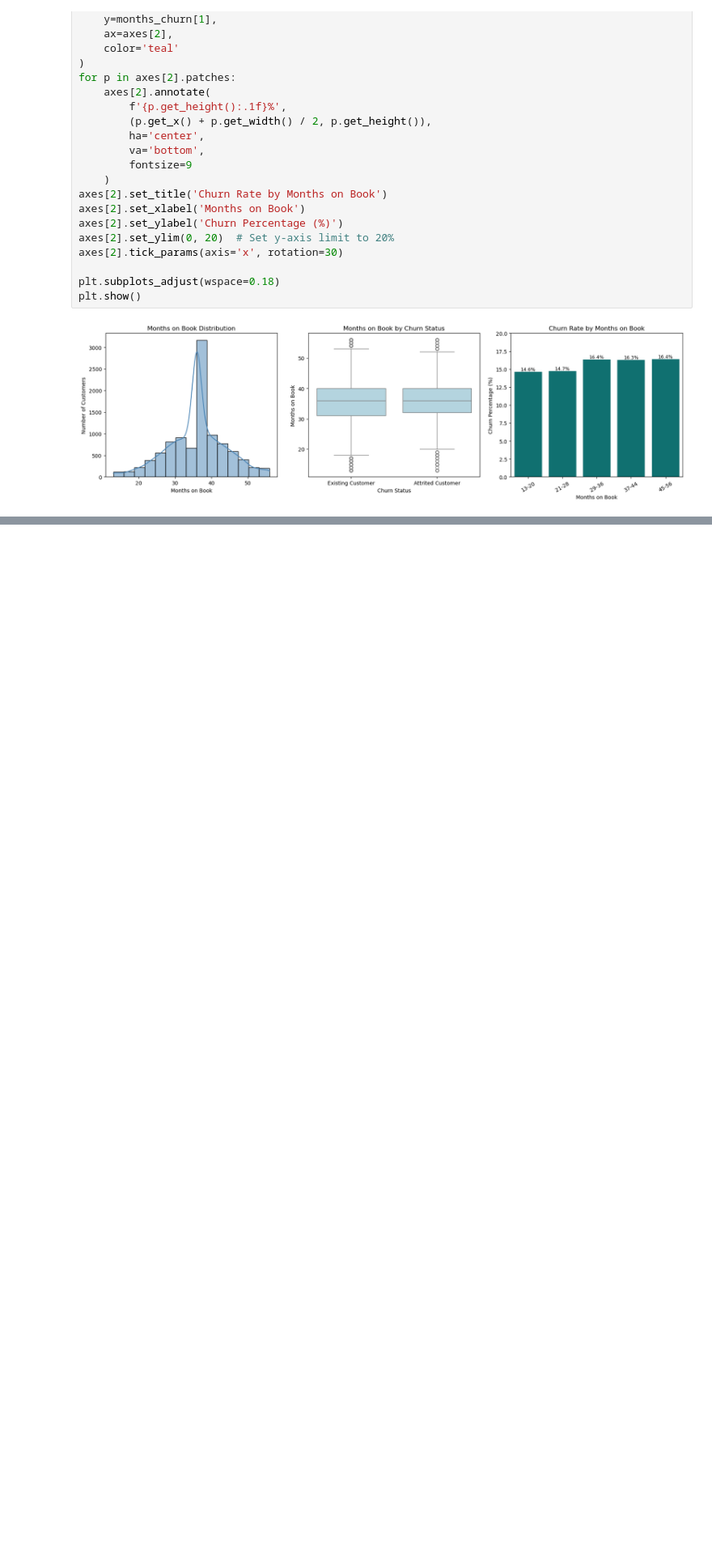
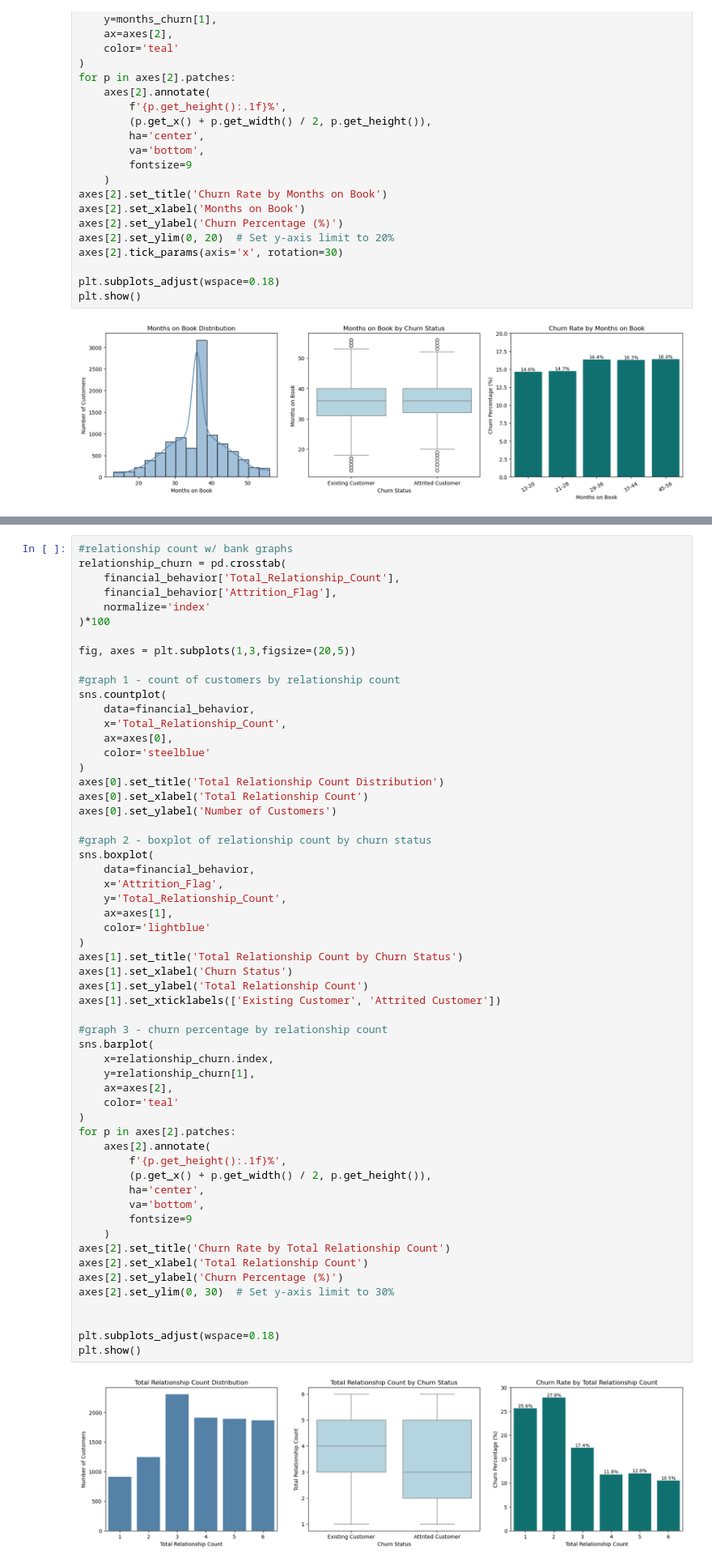
Before and after one commit to gianellarobles/Customer-Churn-Analytics-Predication, a Jupyter notebook: Customer_Churn_AP.ipynb, the cells around one changed output, grey strips where cells are left out. Shown at 81% size. Saved outputs shown, nothing was run; the diff lists cells and outputs as text; blank space fills up the shorter version.

```diff
--- a/Customer_Churn_AP.ipynb
+++ b/Customer_Churn_AP.ipynb
@@ -763,0 +832,59 @@ plt.show()
+# %%
+#relationship count w/ bank graphs
+relationship_churn = pd.crosstab(
+    financial_behavior['Total_Relationship_Count'],
+    financial_behavior['Attrition_Flag'],
+    normalize='index'
+)*100
+
+fig, axes = plt.subplots(1,3,figsize=(20,5))
+
+#graph 1 - count of customers by relationship count
+sns.countplot(
+    data=financial_behavior,
+    x='Total_Relationship_Count',
+    ax=axes[0],
+    color='steelblue'
+)
+axes[0].set_title('Total Relationship Count Distribution')
+axes[0].set_xlabel('Total Relationship Count')
+axes[0].set_ylabel('Number of Customers')
+
+#graph 2 - boxplot of relationship count by churn status
+sns.boxplot(
+    data=financial_behavior,
+    x='Attrition_Flag',
+    y='Total_Relationship_Count',
+    ax=axes[1],
+    color='lightblue'
+)
+axes[1].set_title('Total Relationship Count by Churn Status')
+axes[1].set_xlabel('Churn Status')
+axes[1].set_ylabel('Total Relationship Count')
+axes[1].set_xticklabels(['Existing Customer', 'Attrited Customer'])
+
+#graph 3 - churn percentage by relationship count
+sns.barplot(
+    x=relationship_churn.index,
+    y=relationship_churn[1],
+    ax=axes[2],
+    color='teal'
+)
+for p in axes[2].patches:
+    axes[2].annotate(
+        f'{p.get_height():.1f}%',
+        (p.get_x() + p.get_width() / 2, p.get_height()),
+        ha='center',
+        va='bottom',
+        fontsize=9
+    )
+axes[2].set_title('Churn Rate by Total Relationship Count')
+axes[2].set_xlabel('Total Relationship Count')
+axes[2].set_ylabel('Churn Percentage (%)')
+axes[2].set_ylim(0, 30)  # Set y-axis limit to 30%
+
+
+plt.subplots_adjust(wspace=0.18)
+plt.show()
+# %% [output]
+[figure, added]
```
Also changed, not shown: parts of 23 cells of this notebook.
